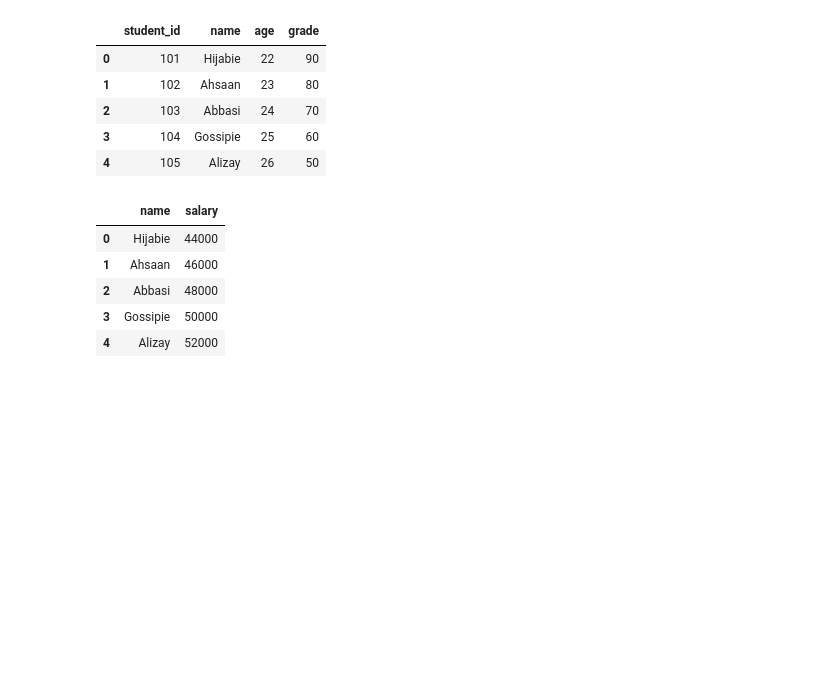
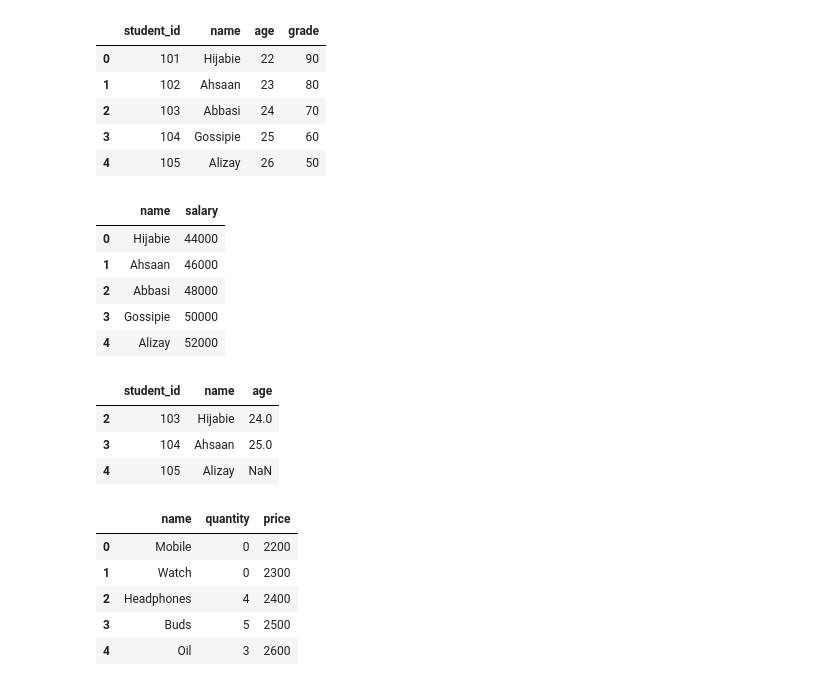
Before and after one commit to MuhammadAhsaanAbbasi/python_PracticeSession, a Jupyter notebook: class12/class12.ipynb, the cells around one changed output. Saved outputs shown, nothing was run; the diff lists cells and outputs as text; code cells hidden in the pictures; blank space fills up the shorter version.

Commit message:
Pandas

```diff
--- a/class12/class12.ipynb
+++ b/class12/class12.ipynb
@@ -618,3 +618,77 @@ modifySalaryColumn(employees)
 | 2 | Abbasi | 48000 |
 | 3 | Gossipie | 50000 |
 | 4 | Alizay | 52000 |
+# %%
+# DataFrame students
+# +-------------+--------+
+# | Column Name | Type   |
+# +-------------+--------+
+# | student_id  | int    |
+# | name        | object |
+# | age         | int    |
+# +-------------+--------+
+# There are some rows having missing values in the name column.
+
+# Write a solution to remove the rows with missing values.
+
+# The result format is in the following example.
+# def dropMissingData(students: pd.DataFrame) -> pd.DataFrame:
+#     student: pd.DataFrame = pd.DataFrame(students, columns=["student_id", "name", "age"])
+#     student = student.dropna()
+#     return student
+
+# students: pd.DataFrame = pd.DataFrame({
+#     "student_id": [101, 102, 103, 104, 105],
+#     "name": ["Hijabie", "Ahsaan", None, "Gossipie", "Alizay"],
+#     "age": [22, 23, 24, 25, 26],
+# })
+
+# dropMissingData(students)
+def dropMissingData(students: pd.DataFrame) -> pd.DataFrame:
+    student: pd.DataFrame = pd.DataFrame(students, columns=["student_id", "name", "age"])
+    student = student.dropna(subset=["name"])
+    return student
+
+students: pd.DataFrame = pd.DataFrame({
+    "student_id": [101, 102, 103, 104, 105],
+    "name": [None, None, "Hijabie", "Ahsaan", "Alizay"],
+    "age": [22, 23, 24, 25, None],
+})
+
+dropMissingData(students)
+# %% [output]
+|  | student_id | name | age |
+| 2 | 103 | Hijabie | 24.0 |
+| 3 | 104 | Ahsaan | 25.0 |
+| 4 | 105 | Alizay | NaN |
+# %%
+# DataFrame products
+# +-------------+--------+
+# | Column Name | Type   |
+# +-------------+--------+
+# | name        | object |
+# | quantity    | int    |
+# | price       | int    |
+# +-------------+--------+
+# Write a solution to fill in the missing value as 0 in the quantity column.
+import pandas as pd
+
+def fillMissingValues(products: pd.DataFrame) -> pd.DataFrame:
+    product: pd.DataFrame = pd.DataFrame(products, columns=["name", "quantity", "price"])
+    product["quantity"] = product["quantity"].fillna(0)
+    return product
+
+products: pd.DataFrame = pd.DataFrame({
+    "name": ["Mobile", "Watch", "Headphones", "Buds", "Oil"],
+    "quantity": [0, 0, 4, 5, 3],
+    "price": [2200, 2300, 2400, 2500, 2600],
+})
+
+fillMissingValues(products)
+# %% [output]
+|  | name | quantity | price |
+| 0 | Mobile | 0 | 2200 |
+| 1 | Watch | 0 | 2300 |
+| 2 | Headphones | 4 | 2400 |
+| 3 | Buds | 5 | 2500 |
+| 4 | Oil | 3 | 2600 |
```
